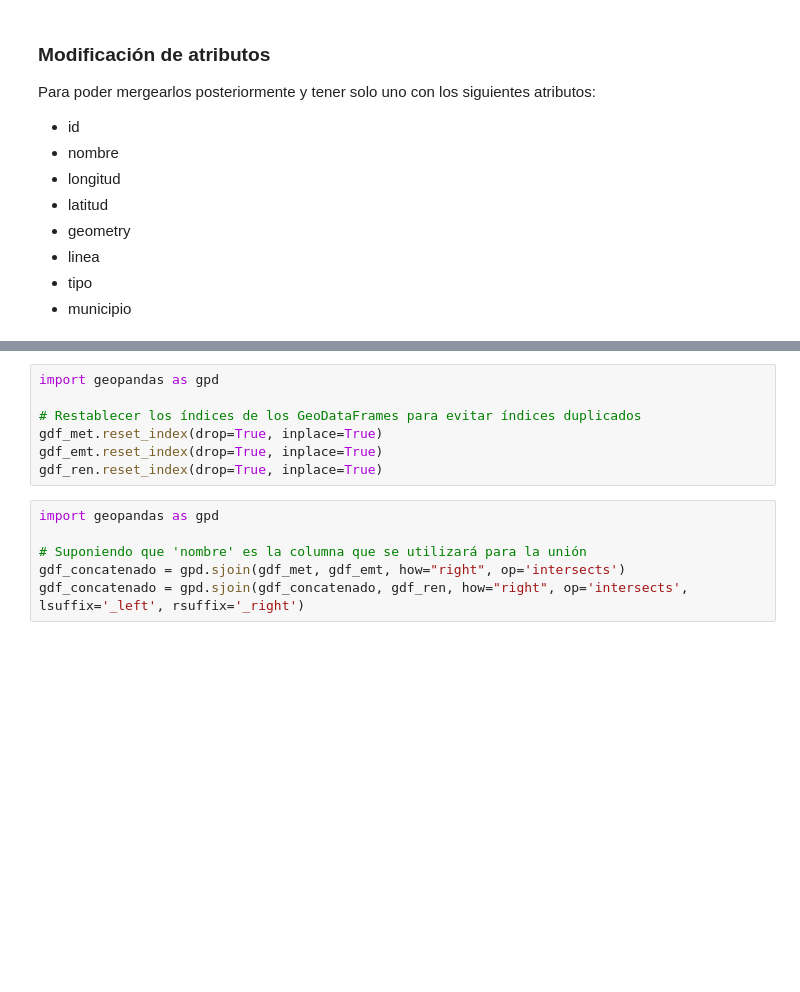
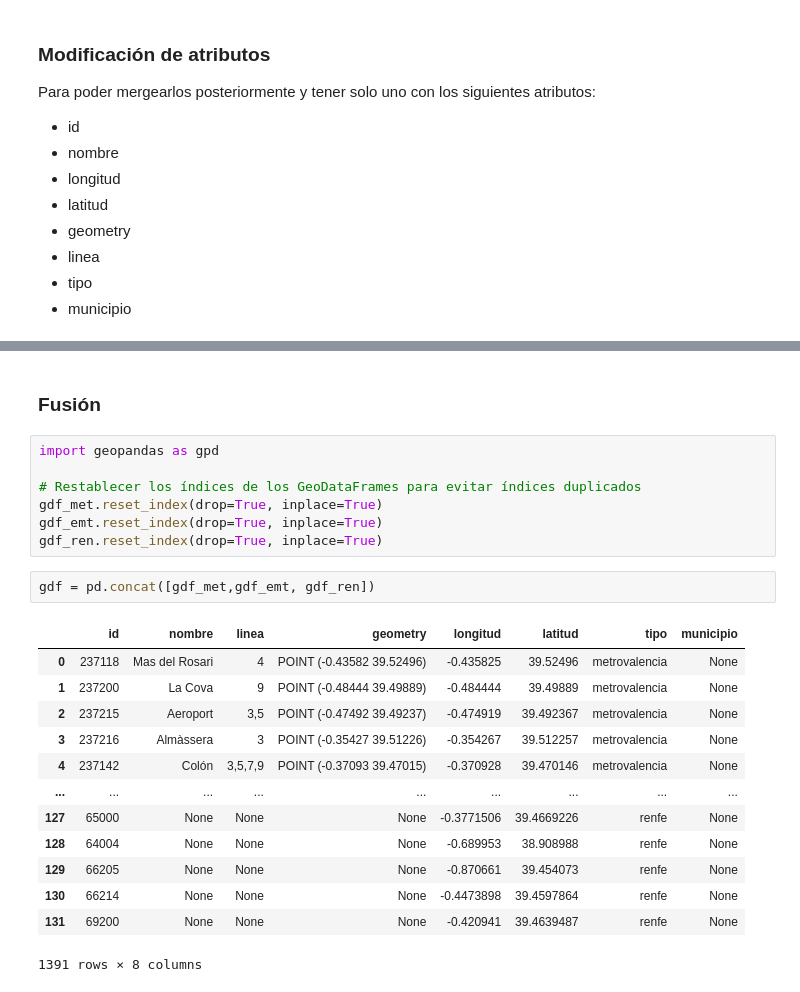
Before and after one commit to aitanarules/codeday, a Jupyter notebook: Data wrangling.ipynb, the cells around one changed output, grey strips where cells are left out. Drawn from its saved outputs; the diff is of its cells as text; blank space fills up the shorter version.

```diff
--- a/Data wrangling.ipynb
+++ b/Data wrangling.ipynb
@@ -161,3 +446,5 @@ gdf_ren.head()
+# %% [markdown]
+### Fusión
 # %%
 import geopandas as gpd
 
@@ -165,9 +452,19 @@ import geopandas as gpd
 gdf_met.reset_index(drop=True, inplace=True)
 gdf_emt.reset_index(drop=True, inplace=True)
 gdf_ren.reset_index(drop=True, inplace=True)
-# %%
-import geopandas as gpd
-
-# Suponiendo que 'nombre' es la columna que se utilizará para la unión
-gdf_concatenado = gpd.sjoin(gdf_met, gdf_emt, how="right", op='intersects')
-gdf_concatenado = gpd.sjoin(gdf_concatenado, gdf_ren, how="right", op='intersects', lsuffix='_left', rsuffix='_right')
+# %%
+gdf = pd.concat([gdf_met,gdf_emt, gdf_ren])
+# %% [output]
+|  | id | nombre | linea | geometry | longitud | latitud | tipo | municipio |
+| 0 | 237118 | Mas del Rosari | 4 | POINT (-0.43582 39.52496) | -0.435825 | 39.52496 | metrovalencia | None |
+| 1 | 237200 | La Cova | 9 | POINT (-0.48444 39.49889) | -0.484444 | 39.49889 | metrovalencia | None |
+| 2 | 237215 | Aeroport | 3,5 | POINT (-0.47492 39.49237) | -0.474919 | 39.492367 | metrovalencia | None |
+| 3 | 237216 | Almàssera | 3 | POINT (-0.35427 39.51226) | -0.354267 | 39.512257 | metrovalencia | None |
+| 4 | 237142 | Colón | 3,5,7,9 | POINT (-0.37093 39.47015) | -0.370928 | 39.470146 | metrovalencia | None |
+| ... | ... | ... | ... | ... | ... | ... | ... | ... |
+| 127 | 65000 | None | None | None | -0.3771506 | 39.4669226 | renfe | None |
+| 128 | 64004 | None | None | None | -0.689953 | 38.908988 | renfe | None |
+| 129 | 66205 | None | None | None | -0.870661 | 39.454073 | renfe | None |
+| 130 | 66214 | None | None | None | -0.4473898 | 39.4597864 | renfe | None |
+| 131 | 69200 | None | None | None | -0.420941 | 39.4639487 | renfe | None |
+1391 rows × 8 columns
```
Also changed, not shown: parts of 11 cells of this notebook.
